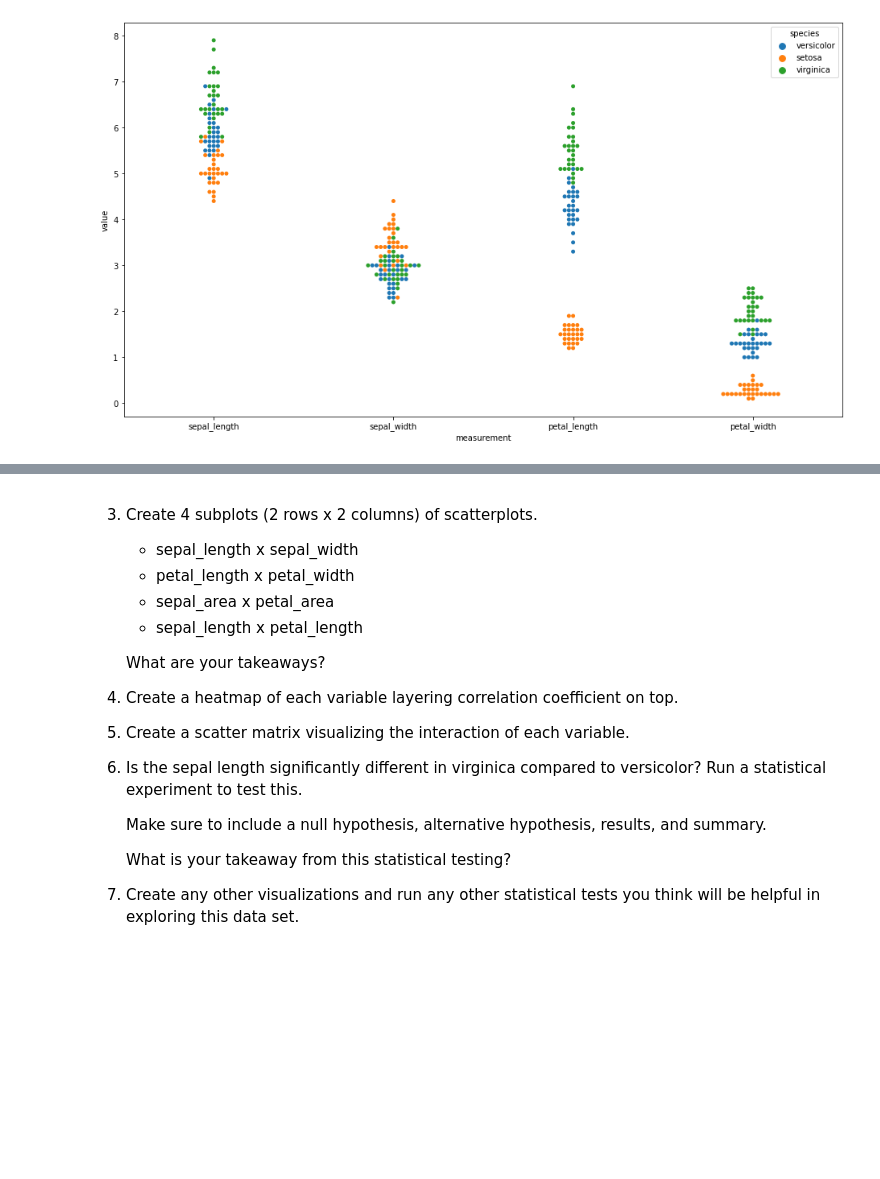
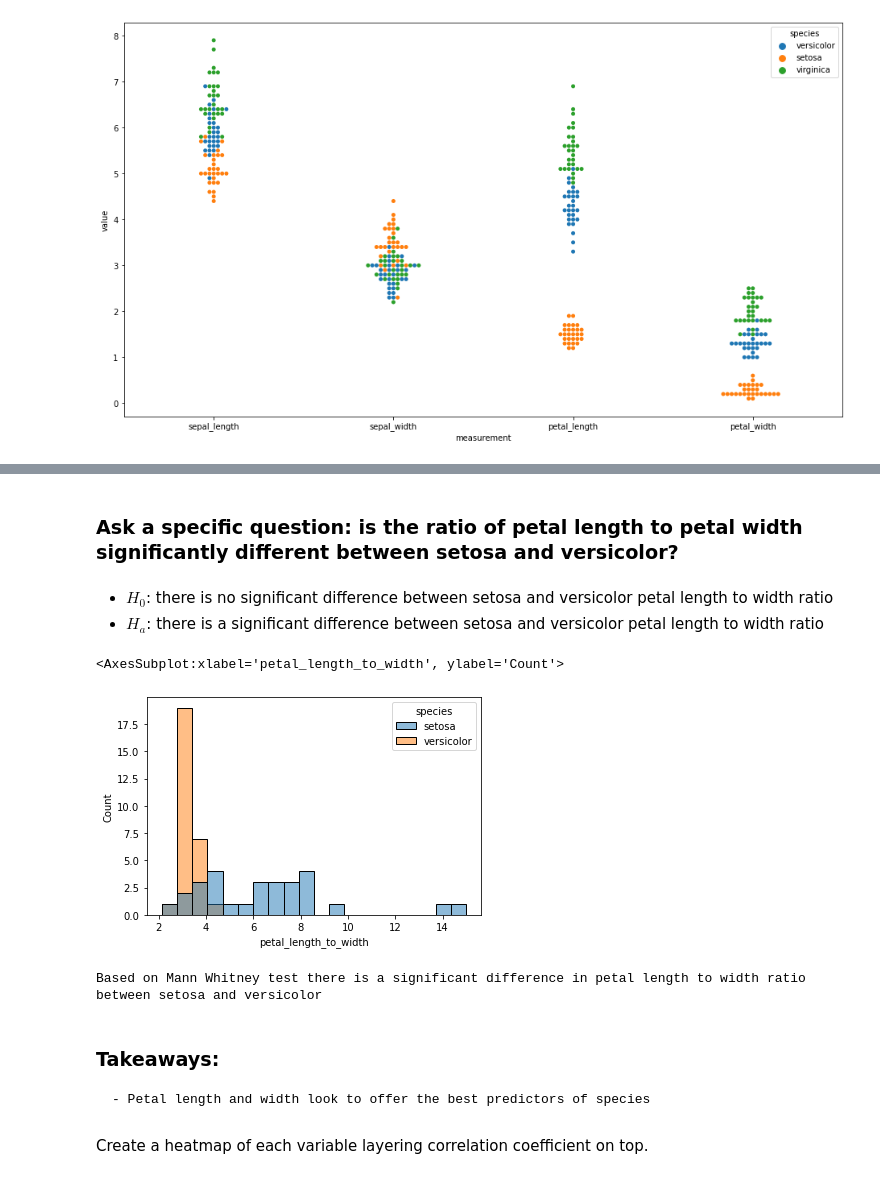
Before and after one commit to jesse-d-marder/classification-exercises, a Jupyter notebook: classification_exercises.ipynb, the cells around one changed output, grey strips where cells are left out. Drawn from its saved outputs; the diff is of its cells as text; code cells hidden in the pictures; blank space fills up the shorter version.

```diff
--- a/classification_exercises.ipynb
+++ b/classification_exercises.ipynb
@@ -250,10 +250,12 @@ Continue in your `classification_exercises.ipynb` notebook. Use the iris dataset
 from prepare import prep_iris
 # %%
 iris = get_iris_data()
+iris = iris.drop(columns=['measurement_id','species_id'])
+iris = iris.rename(columns={'species_name':'species'})
 # %% [output]
 Using cached data
 # %%
-train, validate, test = train_validate_test_split(iris, target = 'species_name')
+train, validate, test = train_validate_test_split(iris, target = 'species')
 # %%
 train.shape, validate.shape, test.shape
 # %% [output]
@@ -261,6 +263,3 @@ train.shape, validate.shape, test.shape
-# %%
-train = train.drop(columns=['measurement_id','species_id'])
-train = train.rename(columns={'species_name':'species'})
 # %%
 train.head()
 # %% [output]
@@ -400,27 +400,9 @@ p=sns.swarmplot(x='measurement',y='value',hue='species', data = melt)
     - sepal width: values are tightly clustered for all 3 species
     - petal width for all 3 species is not widely distributed
-# %% [markdown]
-
-
-
-3. Create 4 subplots (2 rows x 2 columns) of scatterplots.
-
-    - sepal_length x sepal_width
-    - petal_length x petal_width
-    - sepal_area x petal_area
-    - sepal_length x petal_length
-
-    What are your takeaways?
-
-4. Create a heatmap of each variable layering correlation coefficient on top.
-
-5. Create a scatter matrix visualizing the interaction of each variable.
-
-6. Is the sepal length significantly different in virginica compared to versicolor? Run
-   a statistical experiment to test this.
-
-    Make sure to include a null hypothesis, alternative hypothesis, results, and summary.
-
-    What is your takeaway from this statistical testing?
-
-7. Create any other visualizations and run any other statistical tests you think will be helpful in exploring this data set.
+# %% [markdown]
+### Ask a specific question: is the ratio of petal length to petal width significantly different between setosa and versicolor?
+# %% [markdown]
+- $H_0$: there is no significant difference between setosa and versicolor petal length to width ratio
+- $H_a$: there is a significant difference between setosa and versicolor petal length to width ratio
+# %%
+train['petal_length_to_width'] = train['petal_length']/train['petal_width']
@@ -426,0 +412,5 @@ p=sns.swarmplot(x='measurement',y='value',hue='species', data = melt)
+# %%
+sns.histplot(data = train, x = 'petal_length_to_width', hue = 'species', hue_order = ['setosa','versicolor'])
+# %% [output]
+<AxesSubplot:xlabel='petal_length_to_width', ylabel='Count'>
+[figure, added]
@@ -426,0 +423,10 @@ p=sns.swarmplot(x='measurement',y='value',hue='species', data = melt)
+# %%
+if p/2 < alpha:
+    print("Based on Mann Whitney test there is a significant difference in petal length to width ratio between setosa and versicolor")
+# %% [output]
+Based on Mann Whitney test there is a significant difference in petal length to width ratio between setosa and versicolor
+# %% [markdown]
+### Takeaways:
+    - Petal length and width look to offer the best predictors of species
+# %% [markdown]
+Create a heatmap of each variable layering correlation coefficient on top.
```
Also changed, not shown: parts of 54 cells of this notebook.
